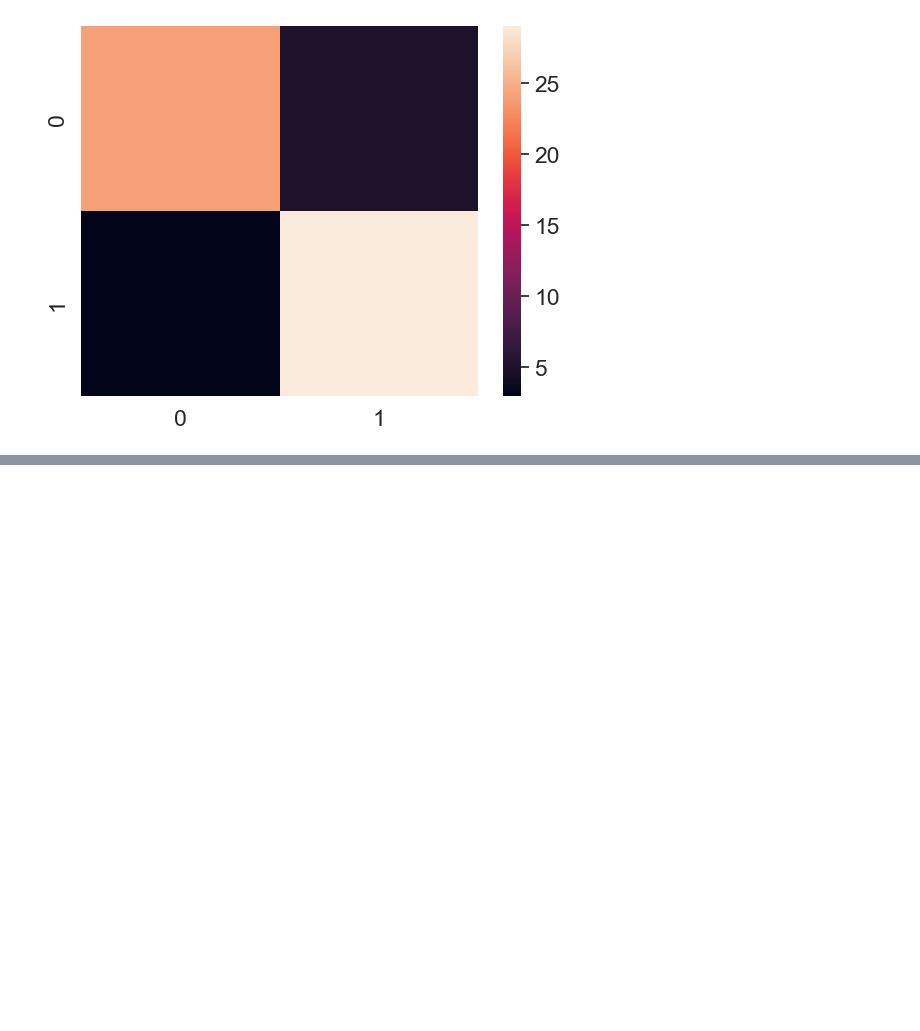
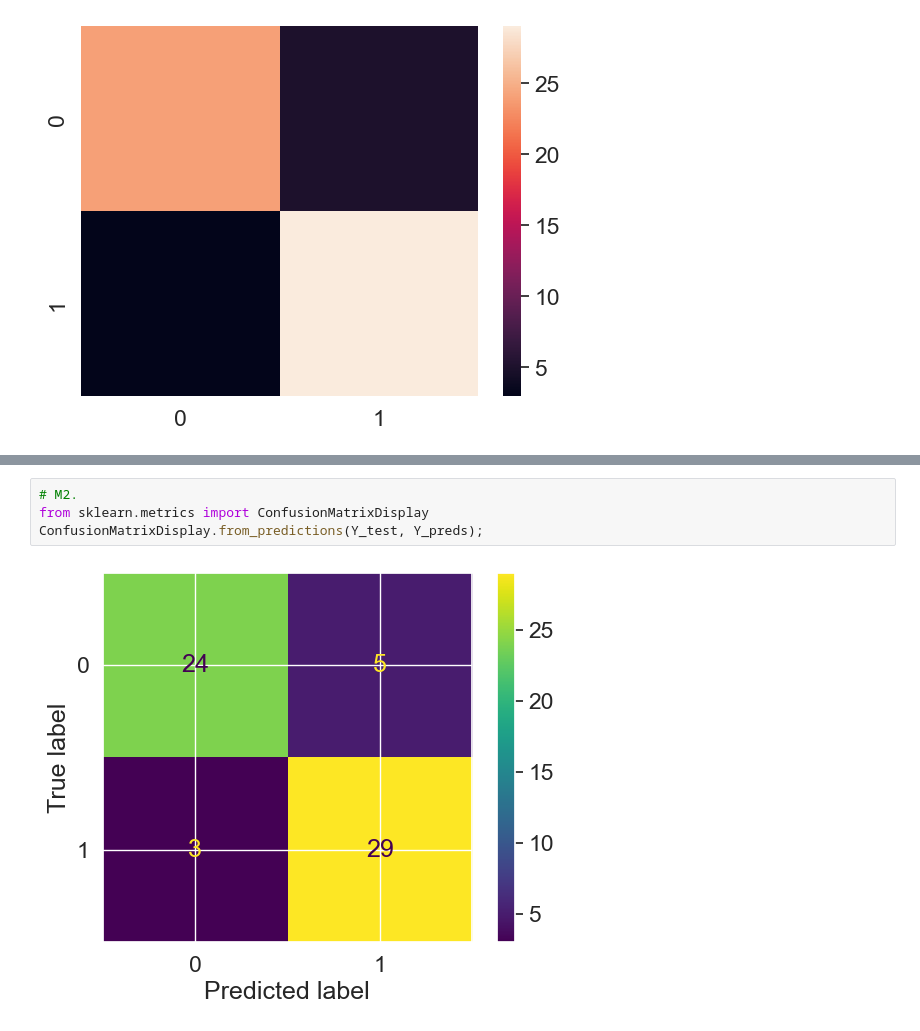
Before and after one commit to kanikaguptakk/Data_Science_Notes-, a Jupyter notebook: what_we_r_covering/classprob2_cont_3.ipynb, the cells around one changed output, grey strips where cells are left out. Drawn from its saved outputs; the diff is of its cells as text; blank space fills up the shorter version.

```diff
--- a/what_we_r_covering/classprob2_cont_3.ipynb
+++ b/what_we_r_covering/classprob2_cont_3.ipynb
@@ -208,0 +241,6 @@ sns.heatmap(confusion_matrix);
+# %%
+# M2.
+from sklearn.metrics import ConfusionMatrixDisplay
+ConfusionMatrixDisplay.from_predictions(Y_test, Y_preds);
+# %% [output]
+[figure, added]
```
Also changed, not shown: parts of 10 cells of this notebook.
